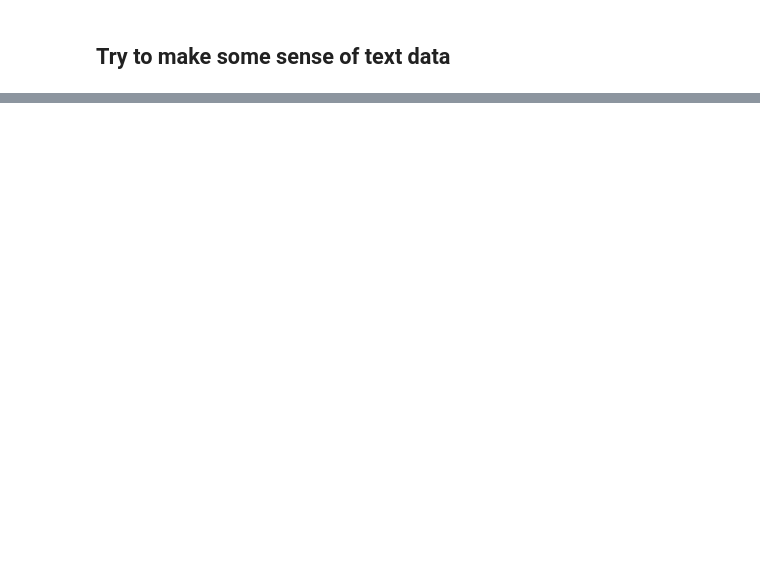
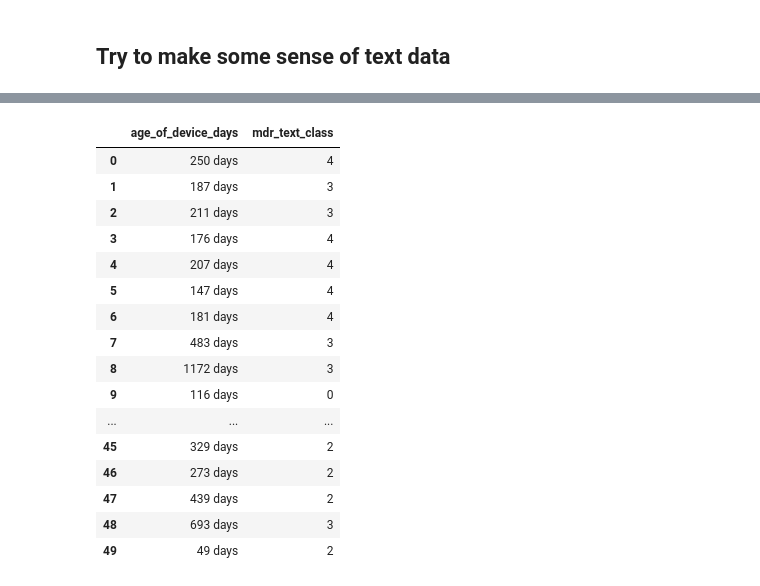
Before and after one commit to martinholub/openFDA-DeviceEvent, a Jupyter notebook: fdaDevice.ipynb, the cells around one changed output, grey strips where cells are left out. Drawn from its saved outputs; the diff is of its cells as text; code cells hidden in the pictures; blank space fills up the shorter version.

```diff
--- a/fdaDevice.ipynb
+++ b/fdaDevice.ipynb
@@ -397,3 +397,25 @@ df_text[km.labels_ == 4]
 | 39 | (B)(4). THE DEVICE IS EXPECTED TO... | IT WAS REPORTED THAT THE PROCEDUR... | (B)(4). EVALUATION SUMMARY: THE D... |
 | 43 | (B)(4). EVALUATION SUMMARY: THE D... | IT WAS REPORTED THAT THE PROCEDUR... | NaN |
 | 44 | (B)(4). THE DEVICE IS EXPECTED TO... | (B)(4). EVALUATION SUMMARY: THE D... | IT WAS REPORTED THAT THE PROCEDUR... |
+# %%
+df2 = df.drop(df.columns[df.columns.to_series().str.contains('^text_*')], axis = 1)
+df2['mdr_text_class'] = km.labels_
+df2[['age_of_device_days', 'mdr_text_class']]
+# %% [output]
+|  | age_of_device_days | mdr_text_class |
+| 0 | 250 days | 4 |
+| 1 | 187 days | 3 |
+| 2 | 211 days | 3 |
+| 3 | 176 days | 4 |
+| 4 | 207 days | 4 |
+| 5 | 147 days | 4 |
+| 6 | 181 days | 4 |
+| 7 | 483 days | 3 |
+| 8 | 1172 days | 3 |
+| 9 | 116 days | 0 |
+| ... | ... | ... |
+| 45 | 329 days | 2 |
+| 46 | 273 days | 2 |
+| 47 | 439 days | 2 |
+| 48 | 693 days | 3 |
+| 49 | 49 days | 2 |
```
Also changed, not shown: parts of 4 cells of this notebook.
